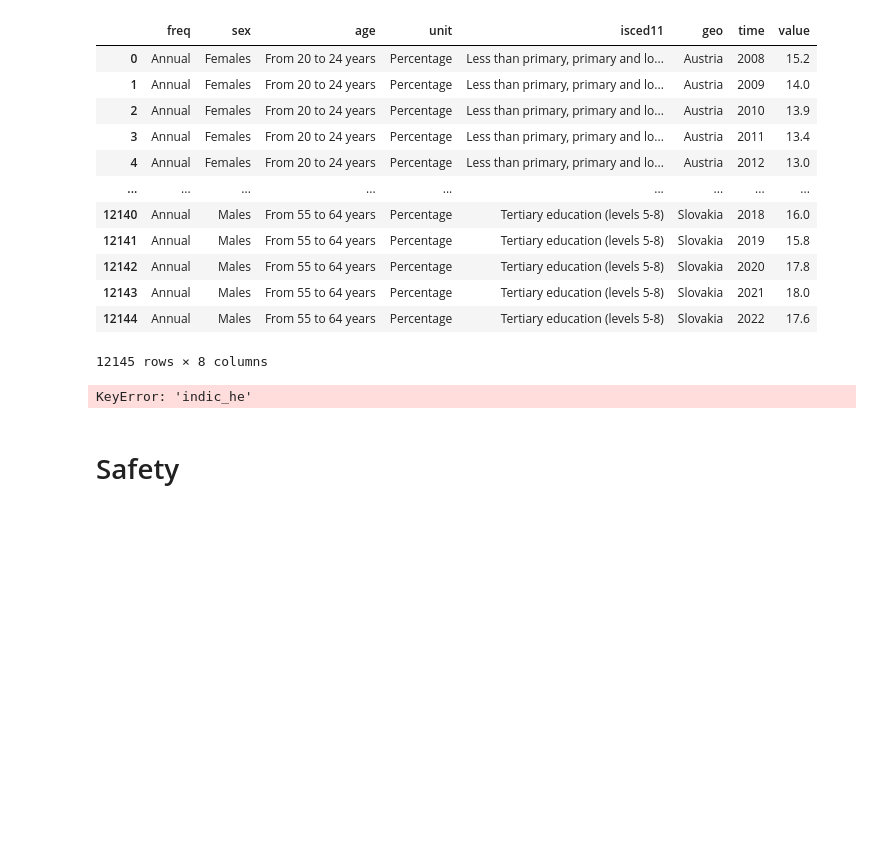
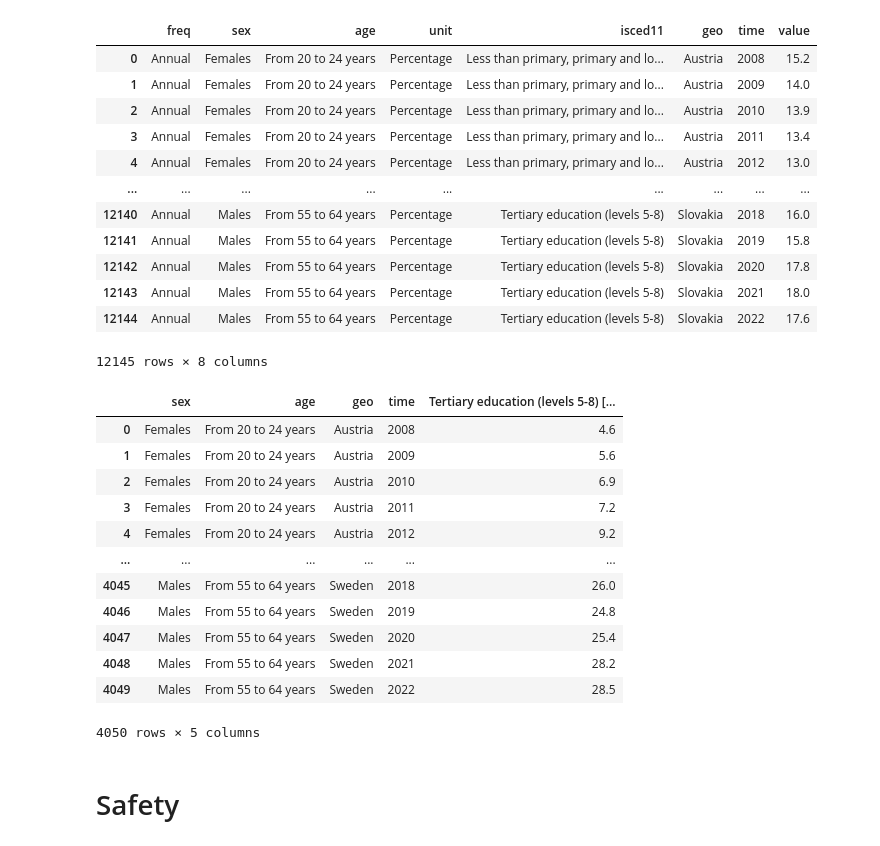
Before and after one commit to mke27/life, a Jupyter notebook: datasets/raw-datasets/accessingAPI.ipynb, the cells around one changed output. Saved outputs shown, nothing was run; the diff lists cells and outputs as text; code cells hidden in the pictures; blank space fills up the shorter version.

Commit message:
Adding cleaned API datasets (healthcare, education, safety, environment, infrastructure)

```diff
--- a/datasets/raw-datasets/accessingAPI.ipynb
+++ b/datasets/raw-datasets/accessingAPI.ipynb
@@ -69,32 +111,4 @@ healthcare
 | 7210 | Annual | Year | Males | Life expectancy in absolute value... | Slovakia | 2021 | 13.3 |
 | 7211 | Annual | Year | Males | Life expectancy in absolute value... | Slovakia | 2022 | 15.0 |
 7212 rows × 7 columns
-# %%
-def clean_df(df, indic = "indic_he", unit = "unit", value = "value", metadata_cols=["sex", "geo", "time"],
-                      target_col = "Healthy life years in absolute value at birth [Year]"):
-    """
-    takes in df as arg, converts indic to columns, adds unit to indic columns, makes value column part of indic columns,
-      removes freq column, returns cleaned df
-
-      args:
-      - df: pandas df to be cleaned, df
-      - indic: indicator column to be converted into multiple columns, string
-      - unit: unit column to be combined into indic columns, string
-      - value: value column to be turned into values in indic cols, string
-      - metadata_cols: other cols to be accepted, list of strings
-      - target_col: main string to be indic col, string
-    """
-    df.columns = df.columns.str.strip()
-
-    df["indic_clean"] = df[indic] + " [" + df[unit] + "]"
-
-    df_wide = df.pivot_table(
-        index=metadata_cols,
-        columns="indic_clean",
-        values=value
-    ).reset_index()
-
-    df_wide.columns.name = None
-
-    return df_wide[metadata_cols + [target_col]]
 # %%
@@ -134,9 +148,22 @@ education
 | 12144 | Annual | Males | From 55 to 64 years | Percentage | Tertiary education (levels 5-8) | Slovakia | 2022 | 17.6 |
 12145 rows × 8 columns
 # %%
-clean_df(education, indic="isced11", unit="unit", value="value",metadata_cols=["sex","age","geo","time"], target_col)
+education_clean = clean_df(education, "isced11", "value",["sex","age","geo","time"], "unit", target_col="Tertiary education (levels 5-8) [Percentage]")
+education_clean
 # %% [output]
+|  | sex | age | geo | time | Tertiary education (levels 5-8) [... |
+| 0 | Females | From 20 to 24 years | Austria | 2008 | 4.6 |
+| 1 | Females | From 20 to 24 years | Austria | 2009 | 5.6 |
+| 2 | Females | From 20 to 24 years | Austria | 2010 | 6.9 |
+| 3 | Females | From 20 to 24 years | Austria | 2011 | 7.2 |
+| 4 | Females | From 20 to 24 years | Austria | 2012 | 9.2 |
+| ... | ... | ... | ... | ... | ... |
+| 4045 | Males | From 55 to 64 years | Sweden | 2018 | 26.0 |
+| 4046 | Males | From 55 to 64 years | Sweden | 2019 | 24.8 |
+| 4047 | Males | From 55 to 64 years | Sweden | 2020 | 25.4 |
+| 4048 | Males | From 55 to 64 years | Sweden | 2021 | 28.2 |
+| 4049 | Males | From 55 to 64 years | Sweden | 2022 | 28.5 |
-KeyError: 'indic_he'
+4050 rows × 5 columns
 # %% [markdown]
 # Safety
 # %%
```
Also changed, not shown: parts of 6 cells of this notebook.
